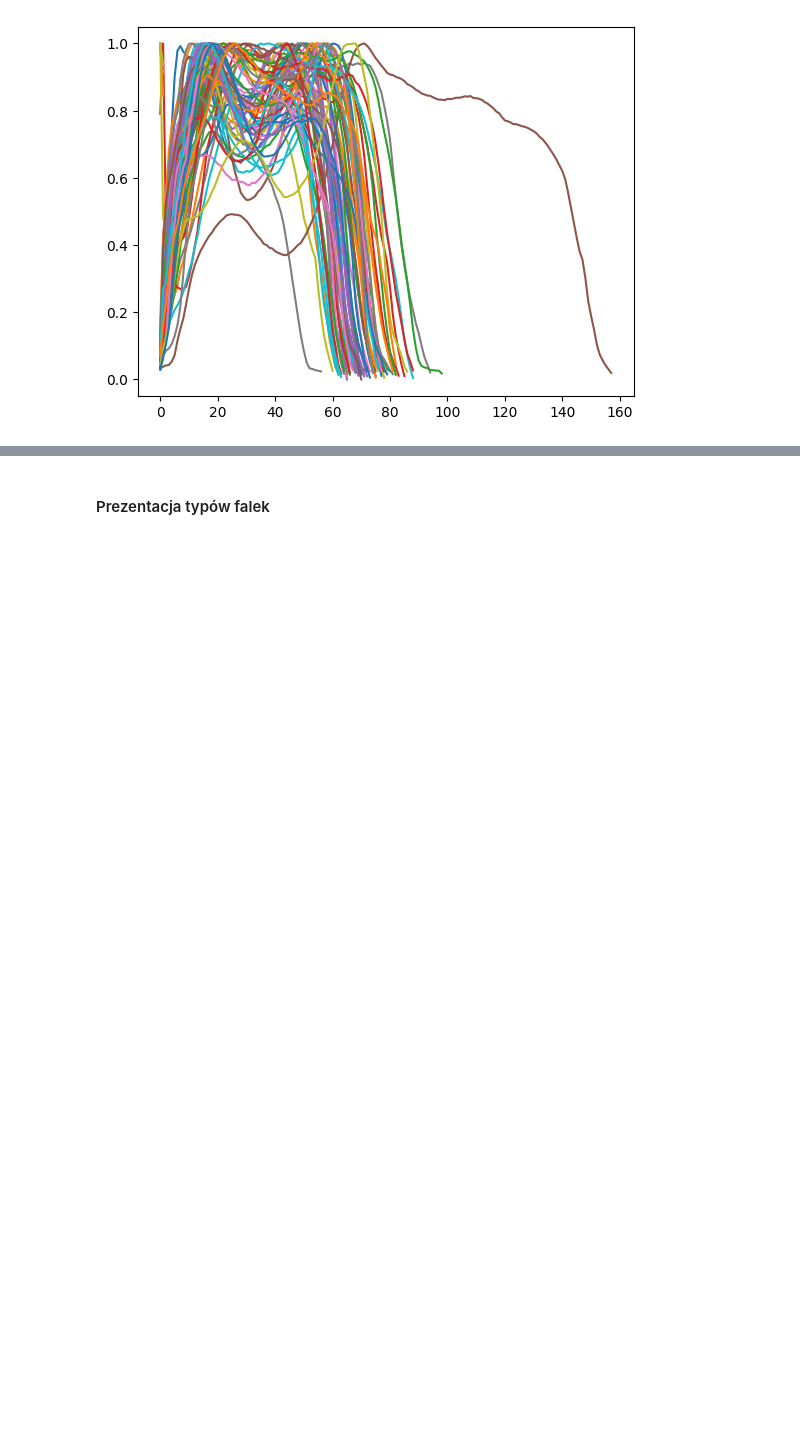
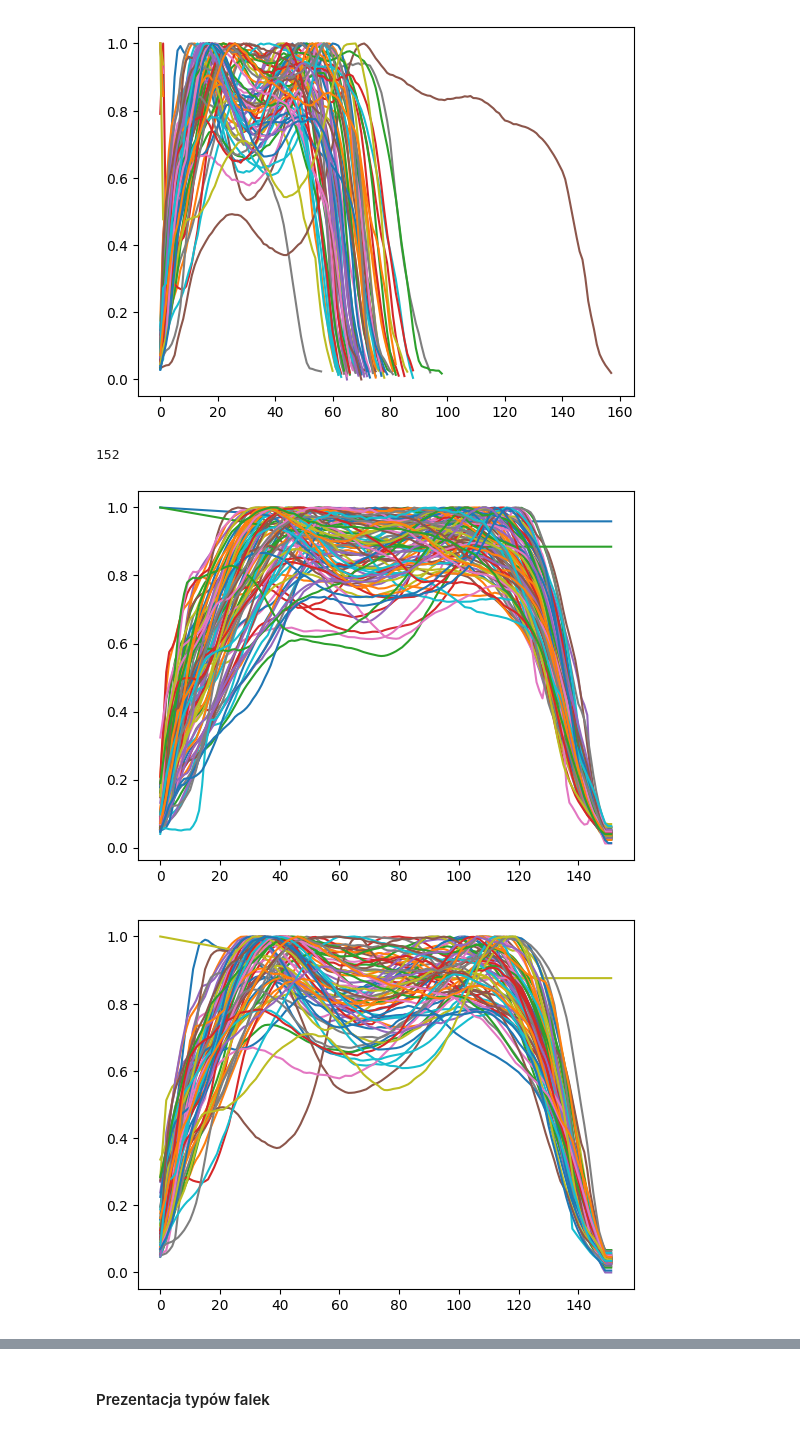
Before and after one commit to kaczmarekkacper/Parkinson-resnet, a Jupyter notebook: Parkinson.ipynb, the cells around one changed output, grey strips where cells are left out. Drawn from its saved outputs; the diff is of its cells as text; code cells hidden in the pictures; blank space fills up the shorter version.

```diff
--- a/Parkinson.ipynb
+++ b/Parkinson.ipynb
@@ -157,3 +157,40 @@ plt.show()
 # %% [output]
 [figure]
 [figure]
+# %%
+import numpy as np
+steps = {}
+minVal = 50
+maxStep = float("-inf")
+for key, value in records.items():
+    record = value['data1']
+    idx = record.index[record.Force_Right < minVal].tolist()[0] + 1
+    start = record[idx:].index[record.Force_Right[idx:] > minVal].tolist()[0]
+    end = record[start:].index[record[start:].Force_Right < minVal].tolist()[0]
+    step = record.Force_Right[start:end+1].tolist()
+    maxStep = max(maxStep, len(step))
+    steps[key] = [x / max(step) for x in step]
+print(maxStep)
+def rescale(arr, maxStep):
+    n = len(arr)
+    return np.interp(np.linspace(0, n, maxStep), np.arange(n), arr)
+parkinsons = []
+healthys = []
+for key in steps:
+    hoehnYahr = patients[patients['ID'] == key]['HoehnYahr'].values[0]
+    parkinsons.append(key) if hoehnYahr > 0 else healthys.append(key)
+
+
+plt.figure()
+for key in parkinsons:
+    plt.plot(rescale(steps[key], maxStep))
+plt.show()
+
+plt.figure()
+for key in healthys:
+    plt.plot(rescale(steps[key], maxStep))
+plt.show()
+# %% [output]
+152
+[figure, added]
+[figure, added]
```
Also changed, not shown: parts of 8 cells of this notebook, 2 other files.
